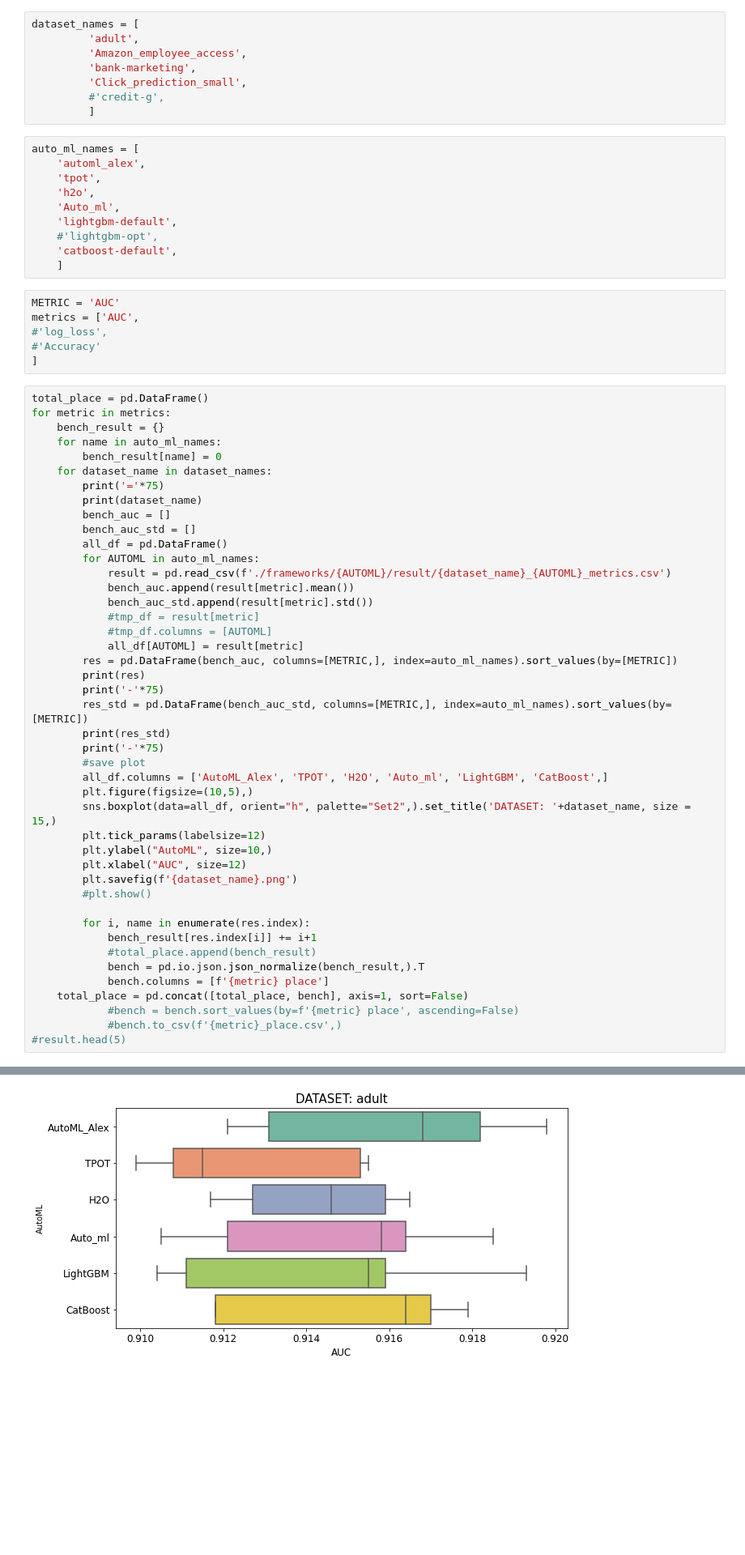
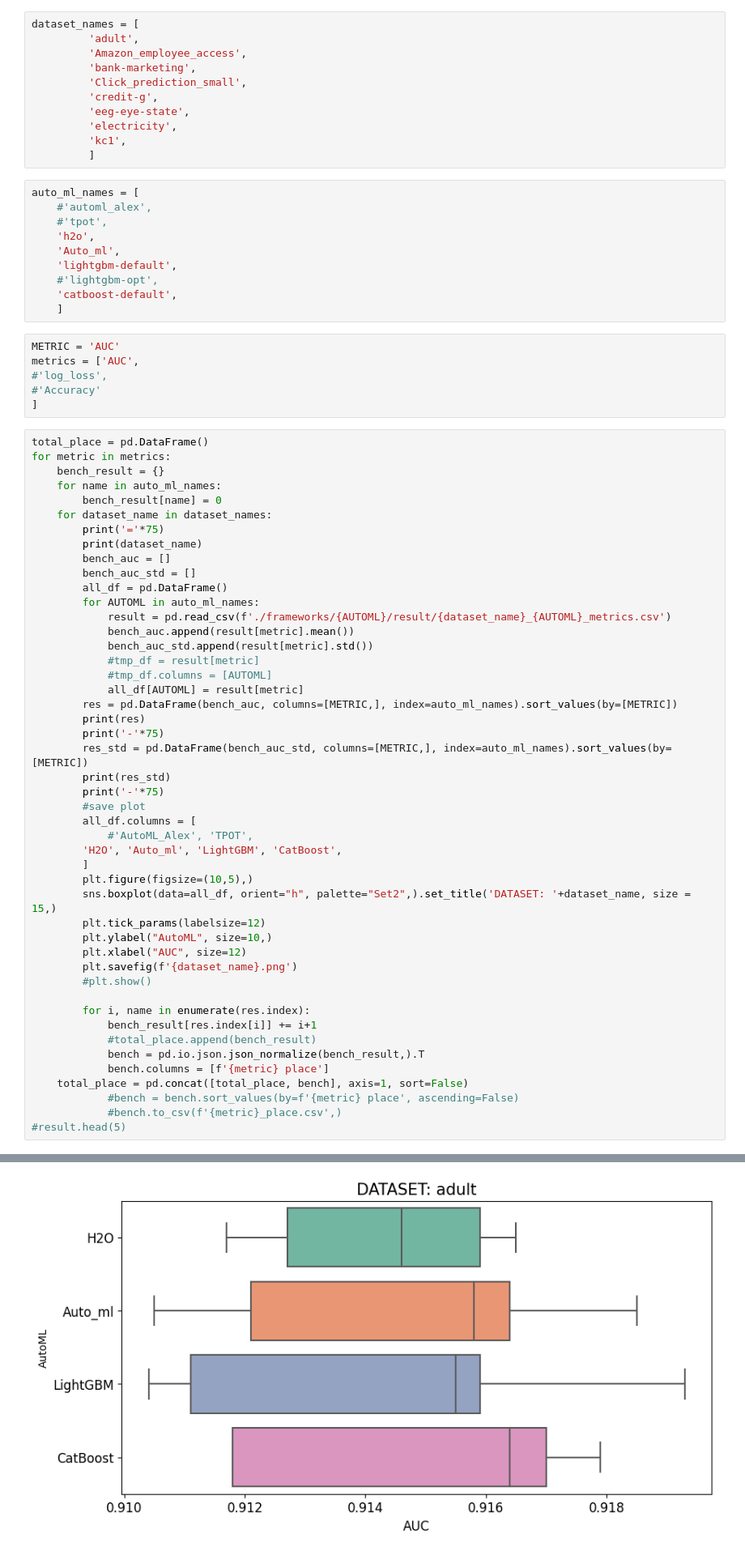
Before and after one commit to Alex-Lekov/AutoML-Benchmark, a Jupyter notebook: binary-classification/bench_v1.ipynb, the cells around one changed output, grey strips where cells are left out. Shown: that part at 81% size. Drawn from its saved outputs; the diff is of its cells as text; blank space fills up the shorter version.

```diff
--- a/binary-classification/bench_v1.ipynb
+++ b/binary-classification/bench_v1.ipynb
@@ -10,12 +10,15 @@ dataset_names = [
          'Amazon_employee_access',
          'bank-marketing',
          'Click_prediction_small',
-         #'credit-g',
+         'credit-g',
+         'eeg-eye-state',
+         'electricity',
+         'kc1',
          ]
 # %%
 auto_ml_names = [
-    'automl_alex',
-    'tpot',
+    #'automl_alex',
+    #'tpot',
     'h2o',
     'Auto_ml',
     'lightgbm-default',
@@ -54,7 +57,10 @@ for metric in metrics:
         print(res_std)
         print('-'*75)
         #save plot
-        all_df.columns = ['AutoML_Alex', 'TPOT', 'H2O', 'Auto_ml', 'LightGBM', 'CatBoost',]
+        all_df.columns = [
+            #'AutoML_Alex', 'TPOT',
+        'H2O', 'Auto_ml', 'LightGBM', 'CatBoost',
+        ]
         plt.figure(figsize=(10,5),)
         sns.boxplot(data=all_df, orient="h", palette="Set2",).set_title('DATASET: '+dataset_name, size = 15,)
         plt.tick_params(labelsize=12)
@@ -92,2 +98,2 @@ Auto_ml           0.006636
 ---------------------------------------------------------------------------
-[figure, old version]
+[figure, new version]
```
Also changed, not shown: parts of 3 cells of this notebook, 20 other files.
